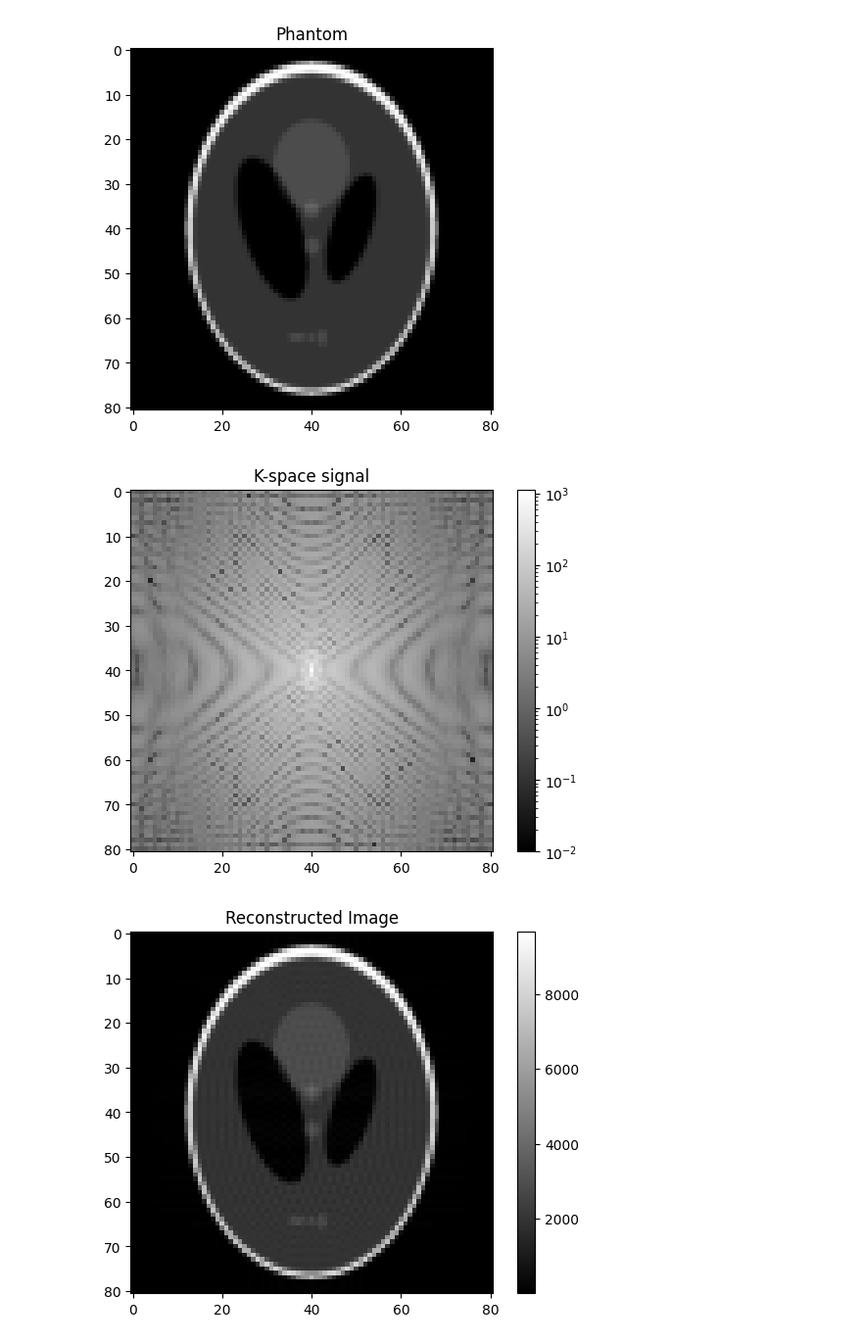
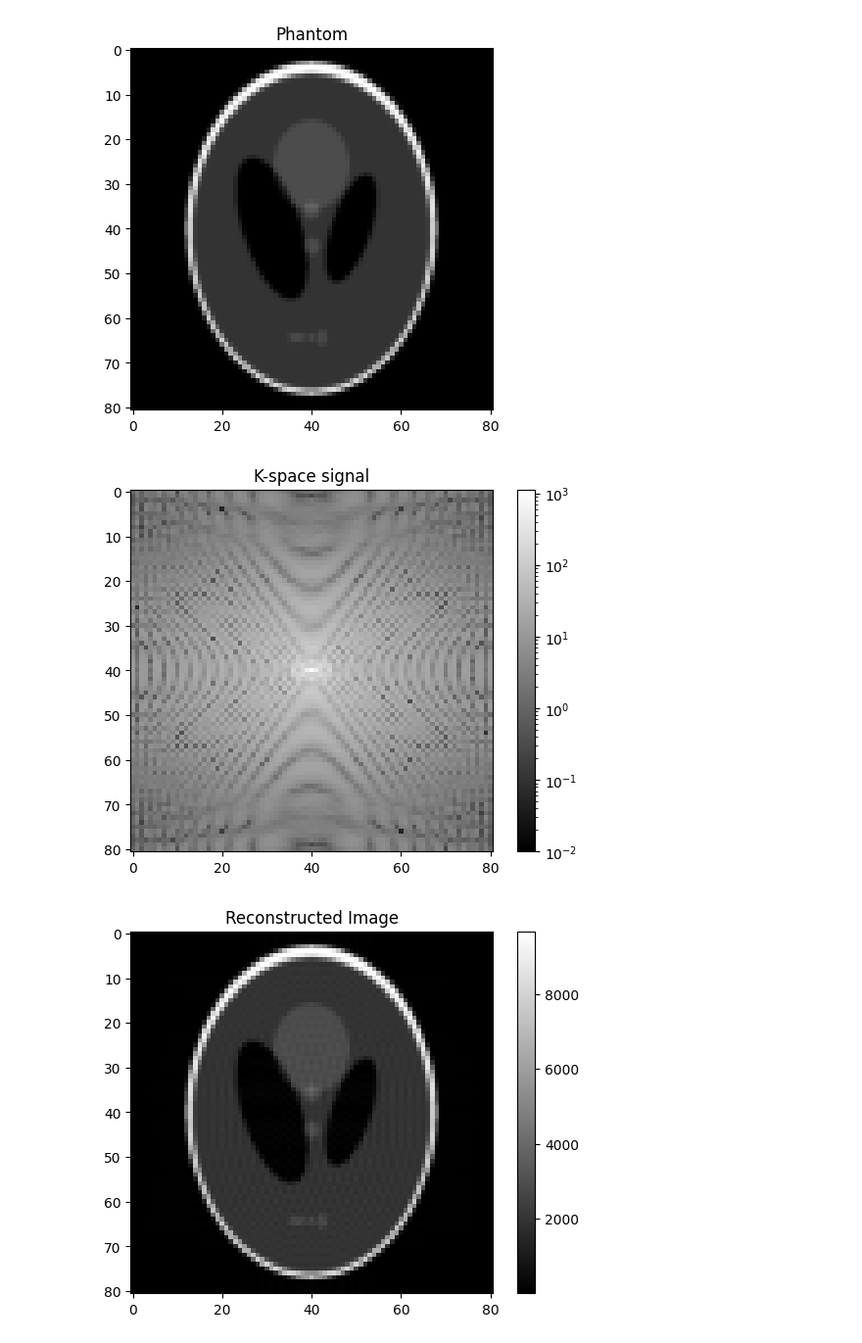
Before and after one commit to MaxStrey/Martinos_MR, a Jupyter notebook: Martinos_project/phantom_generation/phantom_6.ipynb, the cells around one changed output. Shown at 98% size. Drawn from its saved outputs; the diff is of its cells as text; code cells hidden in the pictures.

```diff
--- a/Martinos_project/phantom_generation/phantom_6.ipynb
+++ b/Martinos_project/phantom_generation/phantom_6.ipynb
@@ -58,35 +58,37 @@ time = np.linspace(-tau/2,tau/2,N_spins)
 # B0 field inhomogeneities in the x and y directions
 
 # Gradient fields (assuming same for x and y directions)
 Gx_values = time * Gx
 Gy_values = time * Gx
 
 # k-space trajectory (assuming same for x and y directions)
 kx_values = gamma * Gx_values
 ky_values = gamma * Gy_values
 
 # Define field of view
 FOV = .2  # meters
 x_values = np.linspace(-FOV / 2, FOV / 2, N_spins)
 y_values = np.linspace(-FOV / 2, FOV / 2, N_spins)
-x_values, y_values = np.meshgrid(x_values, y_values)  # Create 2D coordinate grid
+x_values, y_values = np.meshgrid(x_values, y_values, indexing='ij')  # Create 2D coordinate grid
 
 
 # Compute k-space values
 k_space = np.zeros((N_spins, N_spins), dtype=np.complex128)
 for i, kx in enumerate(kx_values):
     for j, ky in enumerate(ky_values):
         k_space[i, j] = np.sum(phantom * np.exp(-1j * (kx * x_values + ky * y_values)))
 
 
+
+
 # Plot the absolute k-space signal
 plt.figure()
 plt.imshow(np.abs(k_space), cmap='gray', norm=LogNorm(vmin=0.01))
 plt.title('K-space signal')
 plt.colorbar()
 plt.show()
 # %% [output]
-[figure, old version]
+[figure, new version]
 # %%
 x_values_1 = np.linspace(-FOV / 2, FOV / 2, N_spins)
 y_values_1 = np.linspace(-FOV / 2, FOV / 2, N_spins)
```
Also changed, not shown: parts of 1 cell of this notebook.
